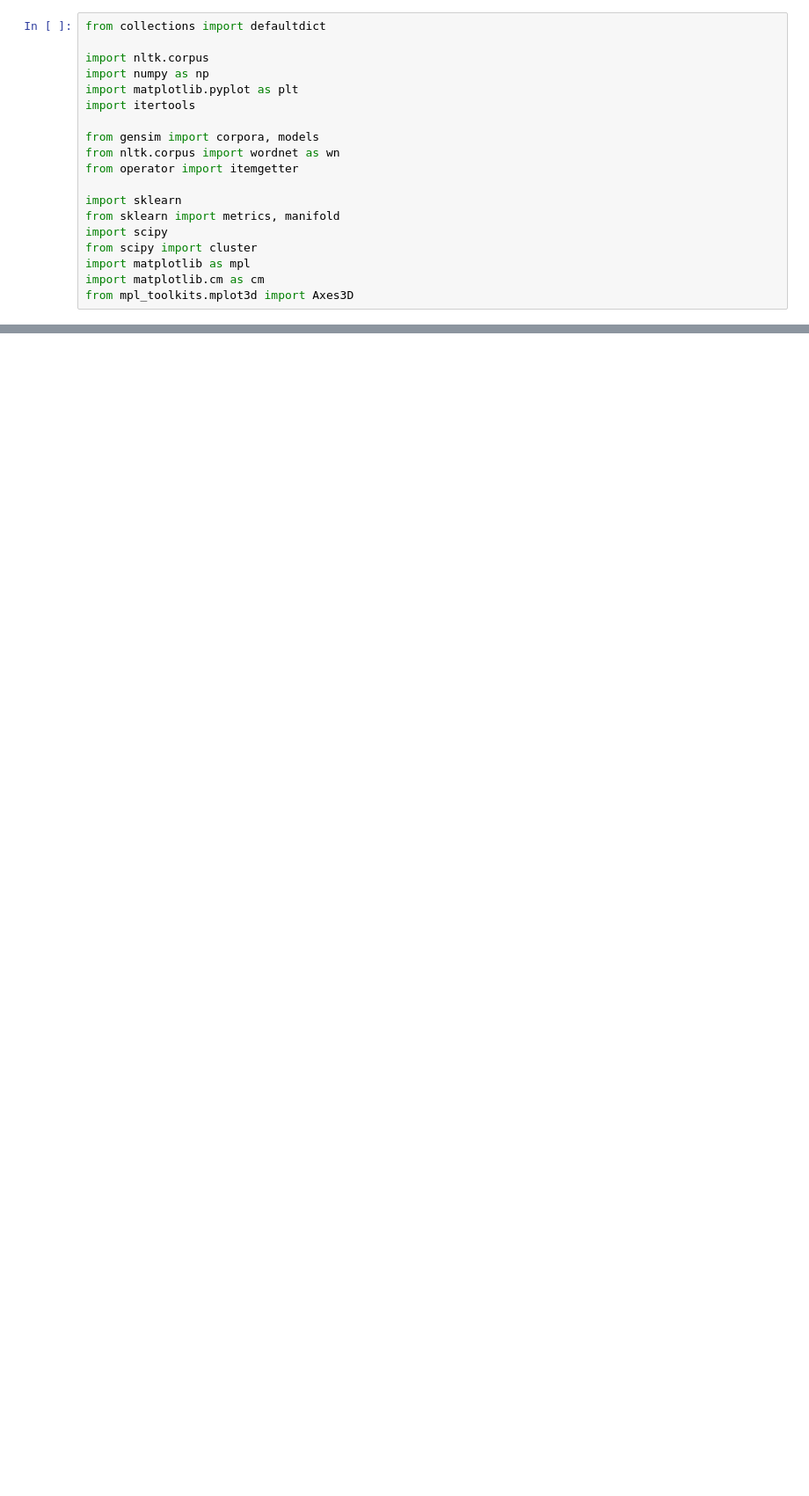
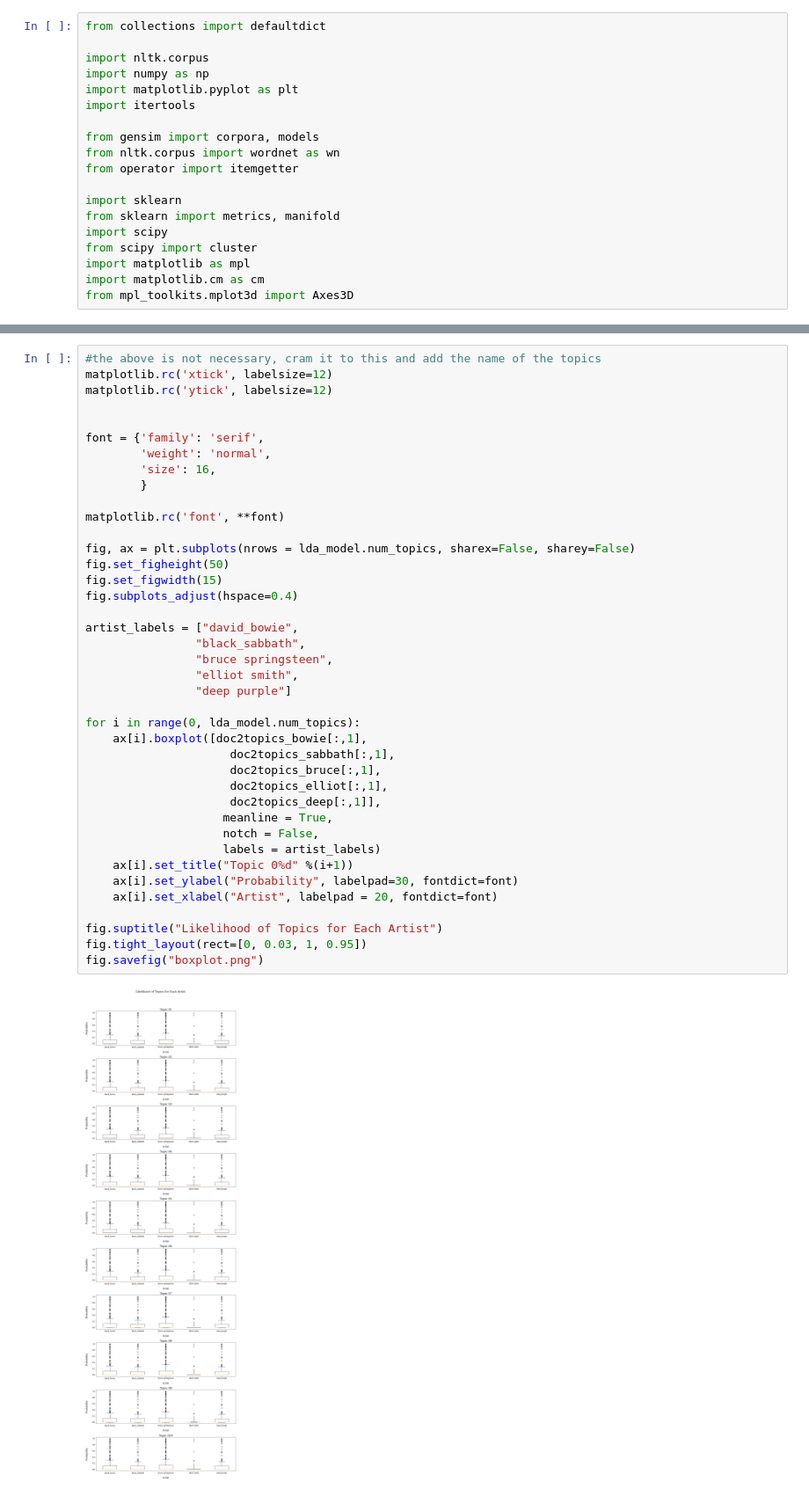
Before and after one commit to ludovicaschaerf/TMCI_Project, a Jupyter notebook: Project Pipeline.ipynb, the cells around one changed output, grey strips where cells are left out. Shown at 88% size. Saved outputs shown, nothing was run; the diff lists cells and outputs as text; blank space fills up the shorter version.

```diff
--- a/Project Pipeline.ipynb
+++ b/Project Pipeline.ipynb
@@ -235,0 +325,42 @@ from mpl_toolkits.mplot3d import Axes3D
+# %%
+#the above is not necessary, cram it to this and add the name of the topics
+matplotlib.rc('xtick', labelsize=12)
+matplotlib.rc('ytick', labelsize=12)
+
+
+font = {'family': 'serif',
+        'weight': 'normal',
+        'size': 16,
+        }
+
+matplotlib.rc('font', **font)
+
+fig, ax = plt.subplots(nrows = lda_model.num_topics, sharex=False, sharey=False)
+fig.set_figheight(50)
+fig.set_figwidth(15)
+fig.subplots_adjust(hspace=0.4)
+
+artist_labels = ["david_bowie",
+                "black_sabbath",
+                "bruce springsteen",
+                "elliot smith",
+                "deep purple"]
+
+for i in range(0, lda_model.num_topics):
+    ax[i].boxplot([doc2topics_bowie[:,1],
+                     doc2topics_sabbath[:,1],
+                     doc2topics_bruce[:,1],
+                     doc2topics_elliot[:,1],
+                     doc2topics_deep[:,1]],
+                    meanline = True,
+                    notch = False,
+                    labels = artist_labels)
+    ax[i].set_title("Topic 0%d" %(i+1))
+    ax[i].set_ylabel("Probability", labelpad=30, fontdict=font)
+    ax[i].set_xlabel("Artist", labelpad = 20, fontdict=font)
+
+fig.suptitle("Likelihood of Topics for Each Artist")
+fig.tight_layout(rect=[0, 0.03, 1, 0.95])
+fig.savefig("boxplot.png")
+# %% [output]
+[figure, added]
```
Also changed, not shown: parts of 31 cells of this notebook.
